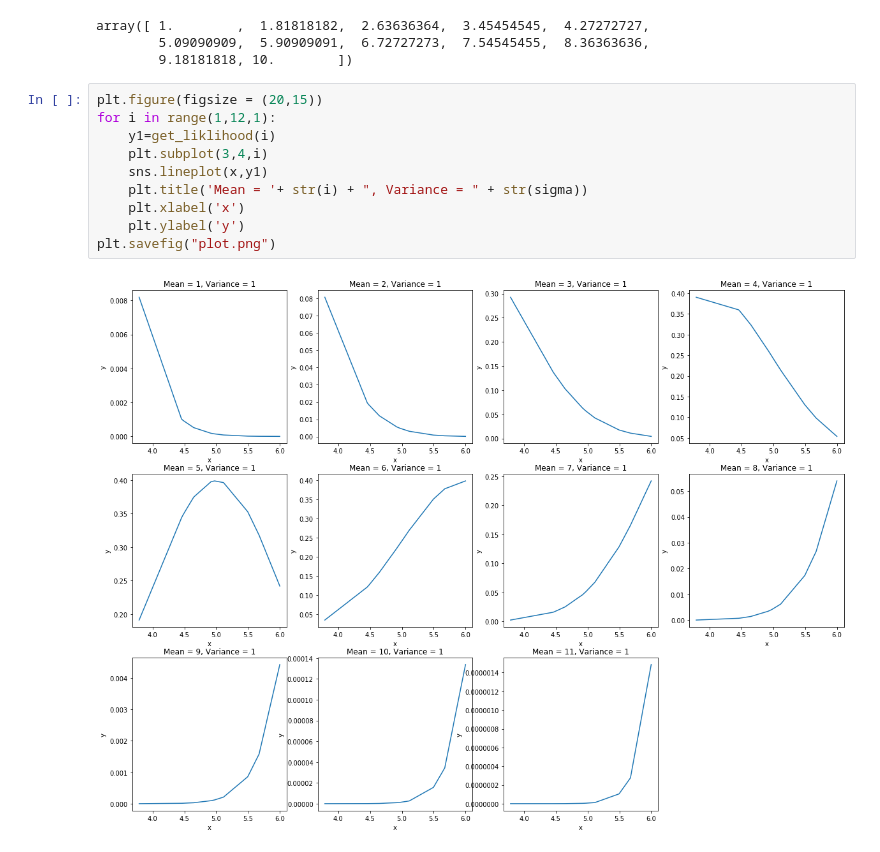
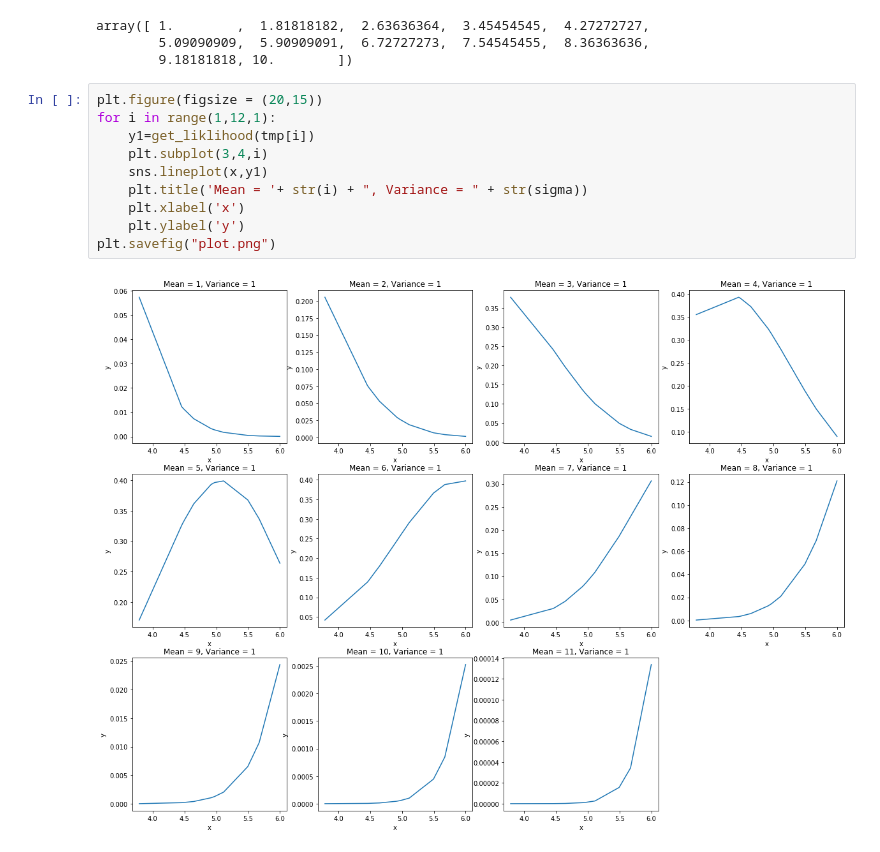
Before and after one commit to bluecoder5015/ML-Assignments, a Jupyter notebook: Task_1/Tutorial_1.ipynb, the cells around one changed output. Drawn from its saved outputs; the diff is of its cells as text.

```diff
--- a/Task_1/Tutorial_1.ipynb
+++ b/Task_1/Tutorial_1.ipynb
@@ -35,12 +35,12 @@ array([ 1.        ,  1.81818182,  2.63636364,  3.45454545,  4.27272727,
 # %%
 plt.figure(figsize = (20,15))
 for i in range(1,12,1):
-    y1=get_liklihood(i)
+    y1=get_liklihood(tmp[i])
     plt.subplot(3,4,i)
     sns.lineplot(x,y1)
     plt.title('Mean = '+ str(i) + ", Variance = " + str(sigma))
     plt.xlabel('x')
     plt.ylabel('y')
 plt.savefig("plot.png")
 # %% [output]
-[figure, old version]
+[figure, new version]
```
Also changed, not shown: 1 other file.
